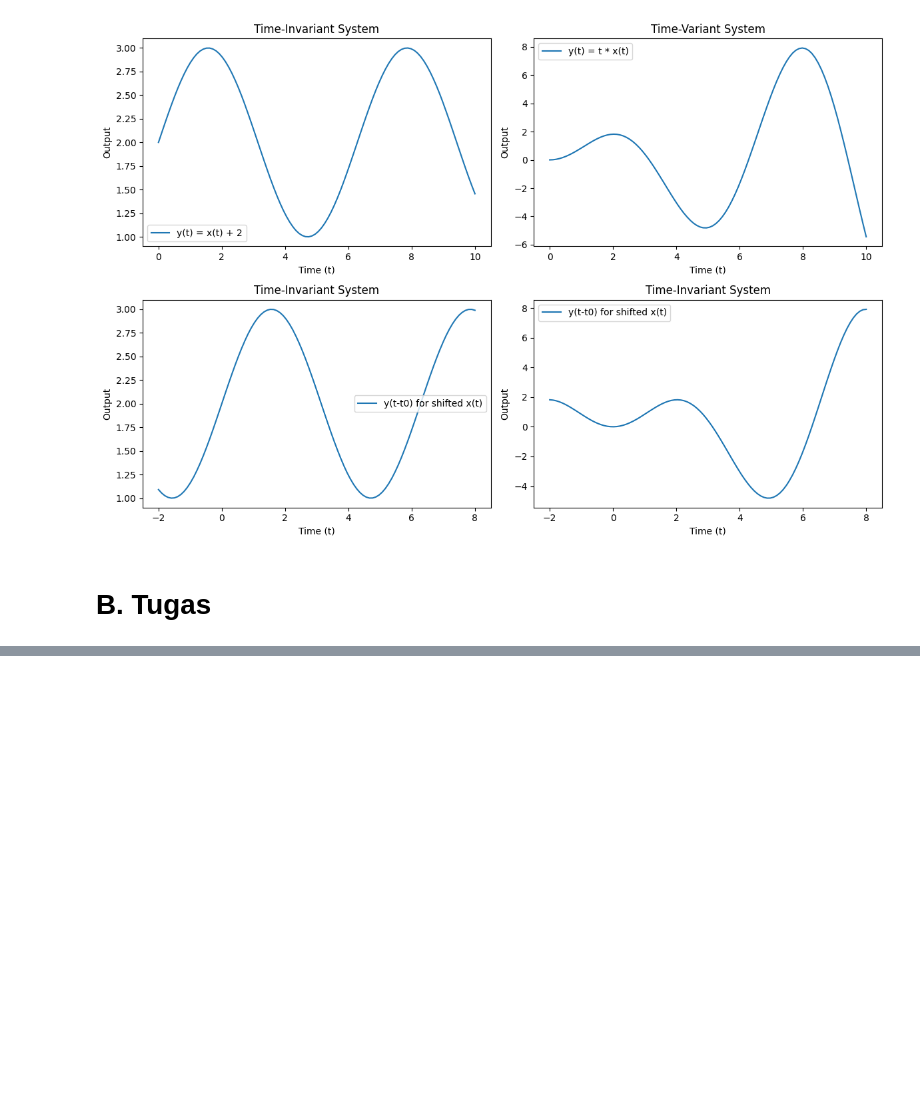
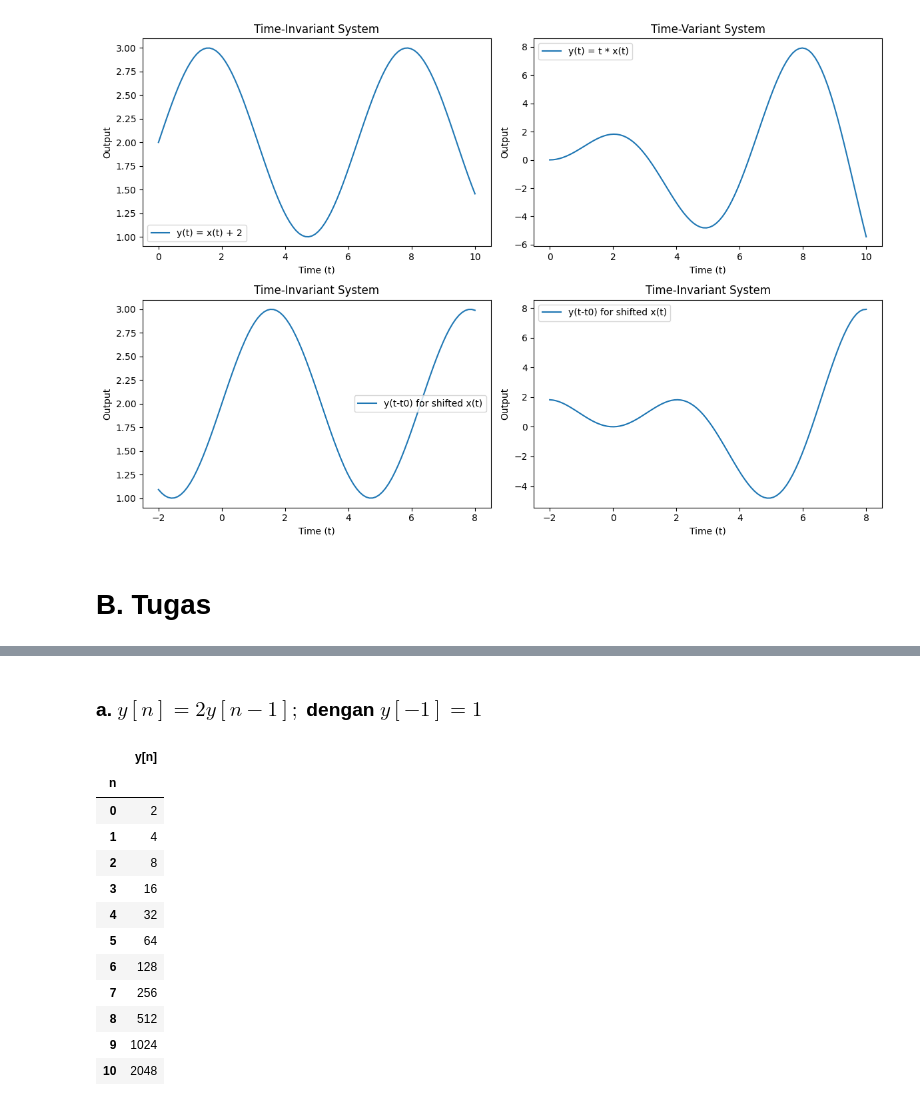
Before and after one commit to Dzuumirrah/Isyarat-dan-Sistem, a Jupyter notebook: tugas-2-week2/answer-notebook.ipynb, the cells around one changed output, grey strips where cells are left out. Drawn from its saved outputs; the diff is of its cells as text; code cells hidden in the pictures; blank space fills up the shorter version.

```diff
--- a/tugas-2-week2/answer-notebook.ipynb
+++ b/tugas-2-week2/answer-notebook.ipynb
@@ -128,0 +158,2 @@ Sumber tegangan
+# %% [markdown]
+### a. $y[n] = 2y[n-1];$ dengan $y[-1] = 1$
@@ -128,0 +163,32 @@ Sumber tegangan
+# %%
+# Buat fungsi rekursi untuk mencari hasil dari y_n
+def y_na(n):
+    if n == -1:
+        return 1
+    else:
+        return 2 * y(n - 1)
+
+# Hitung nilai y[n] untuk 0 <= n <= 10
+results_a = [y_na(n) for n in range(11)]
+
+# Sajikan dalam tabel data
+df_result_a = pd.DataFrame({
+    'n':range(11),
+    'y[n]':results_a
+})
+df_result_a.set_index('n', inplace=True)
+df_result_a
+# %% [output]
+|  | y[n] |
+| n |  |
+| 0 | 2 |
+| 1 | 4 |
+| 2 | 8 |
+| 3 | 16 |
+| 4 | 32 |
+| 5 | 64 |
+| 6 | 128 |
+| 7 | 256 |
+| 8 | 512 |
+| 9 | 1024 |
+| 10 | 2048 |
```
Also changed, not shown: parts of 16 cells of this notebook.
